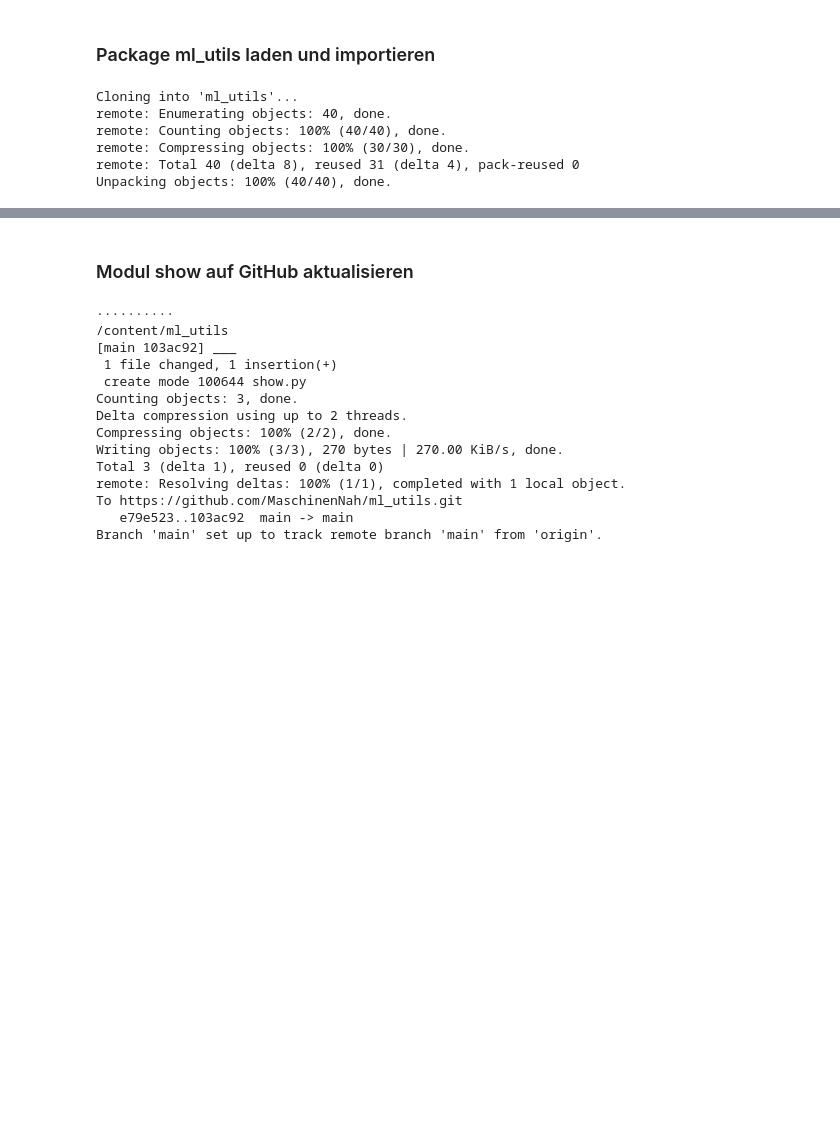
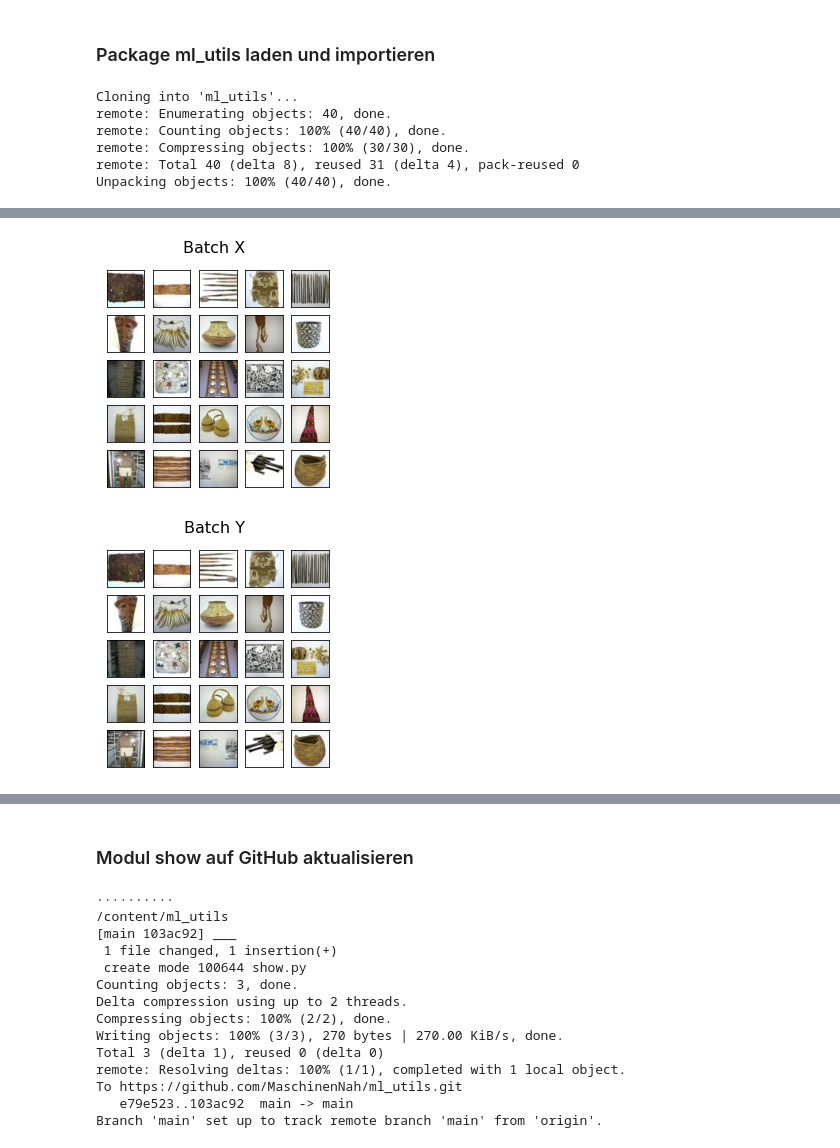
Before and after one commit to MaschinenNah/ml_utils_develop_and_test, a Jupyter notebook: ml_utils_show_develop_and_test.ipynb, the cells around one changed output, grey strips where cells are left out. Drawn from its saved outputs; the diff is of its cells as text; code cells hidden in the pictures; blank space fills up the shorter version.

```diff
--- a/ml_utils_show_develop_and_test.ipynb
+++ b/ml_utils_show_develop_and_test.ipynb
@@ -74,4 +83,10 @@ def show_images_from_np_array(np_array, title):
 # %%
-def show_batch(batch):
-  show_images_from_np_array(batch[0], "Batch X")
-  show_images_from_np_array(batch[1], "Batch Y")
+def show_batch(batch, width=8):
+  show_images_from_np_array(batch[0], "Batch X", width)
+  show_images_from_np_array(batch[1], "Batch Y", width)
+
+gen = ImageGenerator("/content/data/img_train", (48, 48, 3), 25)
+show_batch(gen[0], 4)
+# %% [output]
+[figure, added]
+[figure, added]
```
Also changed, not shown: parts of 21 cells of this notebook.
